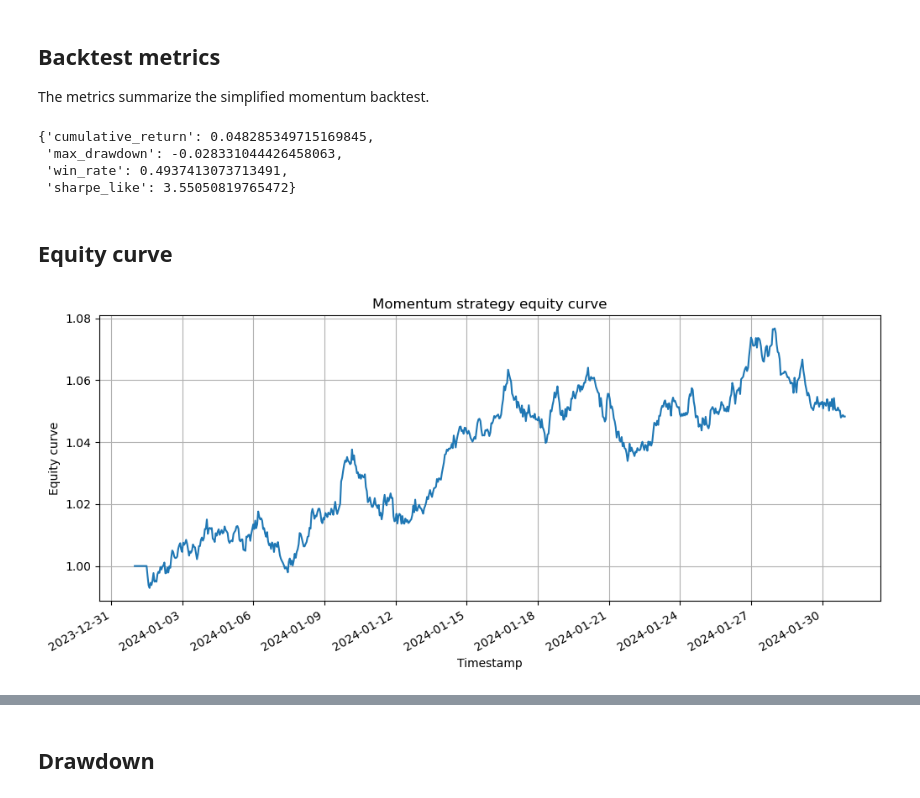
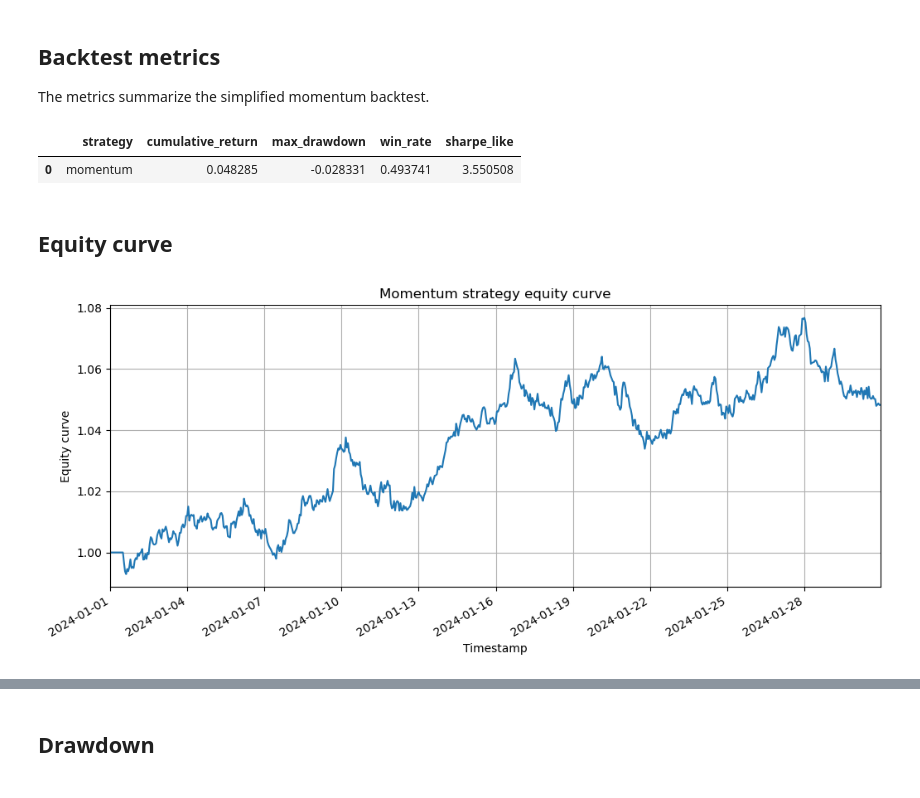
Before and after one commit to Piotr-Gala/market-signal-lab, a Jupyter notebook: notebooks/market_signal_analysis.ipynb, the cells around one changed output, grey strips where cells are left out. Saved outputs shown, nothing was run; the diff lists cells and outputs as text; code cells hidden in the pictures.

```diff
--- a/notebooks/market_signal_analysis.ipynb
+++ b/notebooks/market_signal_analysis.ipynb
@@ -181,38 +185,43 @@ df[["return", "position", "strategy_return", "equity_curve"]].tail()
 
 The metrics summarize the simplified momentum backtest.
 # %%
-metrics = {
-    "cumulative_return": df["equity_curve"].iloc[-1] - 1,
-    "max_drawdown": calculate_max_drawdown(df["equity_curve"]),
-    "win_rate": calculate_win_rate(df["strategy_return"]),
-    "sharpe_like": calculate_sharpe_like(
-        df["strategy_return"],
-        periods_per_year=24 * 365,
-    ),
-}
+metrics = pd.DataFrame(
+    [
+        {
+            "strategy": "momentum",
+            "cumulative_return": df["equity_curve"].iloc[-1] - 1,
+            "max_drawdown": calculate_max_drawdown(df["equity_curve"]),
+            "win_rate": calculate_win_rate(df["strategy_return"]),
+            "sharpe_like": calculate_sharpe_like(
+                df["strategy_return"],
+                periods_per_year=24 * 365,
+            ),
+        }
+    ]
+)
 
 metrics
 # %% [output]
-{'cumulative_return': 0.048285349715169845,
- 'max_drawdown': -0.028331044426458063,
- 'win_rate': 0.4937413073713491,
- 'sharpe_like': 3.55050819765472}
+|  | strategy | cumulative_return | max_drawdown | win_rate | sharpe_like |
+| 0 | momentum | 0.048285 | -0.028331 | 0.493741 | 3.550508 |
 # %% [markdown]
 ## Equity curve
 # %%
 fig, ax = plt.subplots(figsize=(12, 5))
 
 ax.plot(df.index, df["equity_curve"], linewidth=1.5)
 
 ax.set_title("Momentum strategy equity curve")
 ax.set_xlabel("Timestamp")
 ax.set_ylabel("Equity curve")
 ax.grid(True)
 
 ax.xaxis.set_major_locator(mdates.DayLocator(interval=3))
 ax.xaxis.set_major_formatter(mdates.DateFormatter("%Y-%m-%d"))
 
+ax.set_xlim(df.index.min(), df.index.max())
+
 fig.autofmt_xdate()
 plt.show()
 # %% [output]
-[figure, old version]
+[figure, new version]
```
Also changed, not shown: parts of 9 cells of this notebook.
